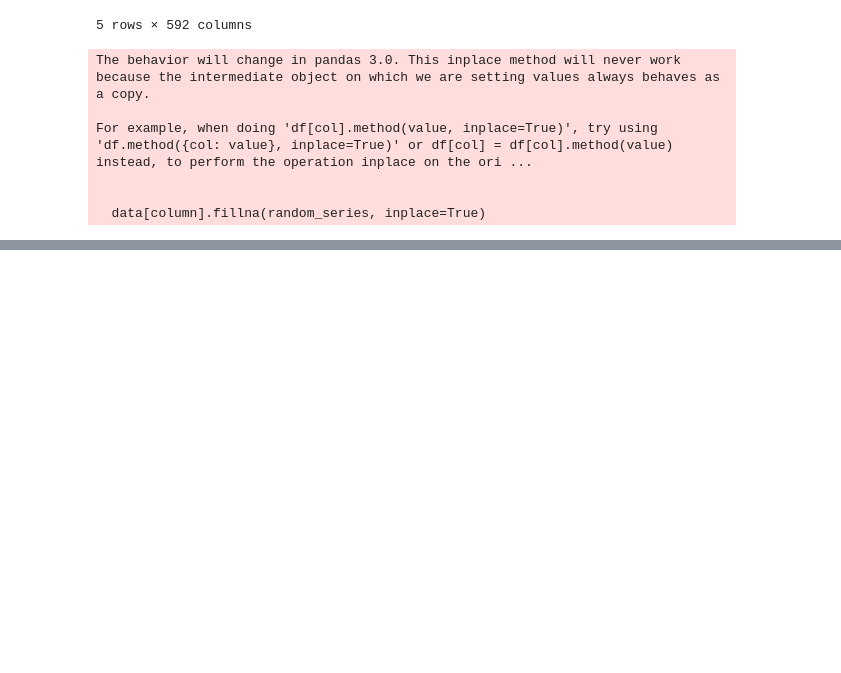
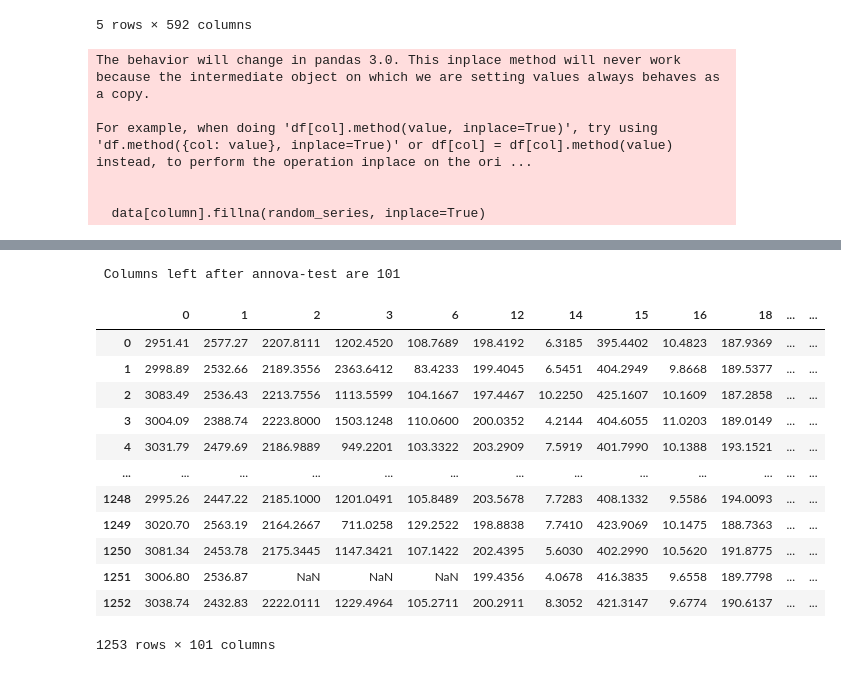
Before and after one commit to datafreak-adi/practice_ignore, a Jupyter notebook: Feature_Selection(Task_54).ipynb, the cells around one changed output, grey strips where cells are left out. Cells and saved outputs as stored; diff of their text form; code cells hidden in the pictures; blank space fills up the shorter version.

```diff
--- a/Feature_Selection(Task_54).ipynb
+++ b/Feature_Selection(Task_54).ipynb
@@ -159,0 +186,11 @@ print( f" Using this duplicated method we manage to delete {data.shape[1] - data
+# %%
+X1 = data_cp.iloc[: , :-1]
+y1 = data_cp.iloc[: , -1]
+
+
+
+# Split data into training and testing sets
+X1_train, X1_test, y1_train, y1_test = train_test_split(X1, y1, test_size=0.2, random_state=42)
+
+print(X1_train.shape)
+print(X1_test.shape)
@@ -159,0 +269,9 @@ print( f" Using this duplicated method we manage to delete {data.shape[1] - data
+# %%
+corr_matrix = data_vt.corr().abs()
+upper_tri = corr_matrix.where(np.triu(np.ones(corr_matrix.shape), k=1).astype(np.bool_))
+to_drop = [column for column in upper_tri.columns if any(upper_tri[column] > 0.8)]
+data_corr = data_vt.drop(to_drop, axis=1)
+
+# Numbers Of Columns after Variance Threshold Method
+
+print("Number of Columns after Correlation- ", data_corr.shape[1])
@@ -159,0 +292,48 @@ print( f" Using this duplicated method we manage to delete {data.shape[1] - data
+# %%
+from scipy.stats import f_oneway
+
+column_pvalues=[]
+
+alpha=0.05
+
+data_corr["Pass/Fail"]= data_cp.iloc[:,-1]
+
+for column in data_corr.columns:
+
+  column_data= data_corr[column].dropna()
+
+  anova_results= f_oneway(column_data, data_cp.iloc[:, -1])
+
+  if anova_results.pvalue< alpha:
+    # fetching name of columns with p_value less than alpha as for value less than alpha we reject null hypothesis which says(No relation btwn X and Y)
+    column_pvalues.append((column, anova_results.pvalue))
+
+
+
+column_pvalues.sort(key=lambda x: x[-1])
+
+#The for column, _ in ... syntax is used for unpacking the tuples. column gets assigned the first element (column name) and _ gets assigned the second element (p-value){means throwaway}
+# if for _, pvalues ; we would throwaway column numner and get pvalues
+
+selected_column= [column for column, _ in column_pvalues[:100]]
+
+data_anova = data_corr[selected_column+ ["Pass/Fail"]]
+
+print(f" Columns left after annova-test are {data_anova.shape[1]}")
+
+data_anova
+# %% [output]
+ Columns left after annova-test are 101
+|  | 0 | 1 | 2 | 3 | 6 | 12 | 14 | 15 | 16 | 18 | ... | ... |
+| 0 | 2951.41 | 2577.27 | 2207.8111 | 1202.4520 | 108.7689 | 198.4192 | 6.3185 | 395.4402 | 10.4823 | 187.9369 | ... | ... |
+| 1 | 2998.89 | 2532.66 | 2189.3556 | 2363.6412 | 83.4233 | 199.4045 | 6.5451 | 404.2949 | 9.8668 | 189.5377 | ... | ... |
+| 2 | 3083.49 | 2536.43 | 2213.7556 | 1113.5599 | 104.1667 | 197.4467 | 10.2250 | 425.1607 | 10.1609 | 187.2858 | ... | ... |
+| 3 | 3004.09 | 2388.74 | 2223.8000 | 1503.1248 | 110.0600 | 200.0352 | 4.2144 | 404.6055 | 11.0203 | 189.0149 | ... | ... |
+| 4 | 3031.79 | 2479.69 | 2186.9889 | 949.2201 | 103.3322 | 203.2909 | 7.5919 | 401.7990 | 10.1388 | 193.1521 | ... | ... |
+| ... | ... | ... | ... | ... | ... | ... | ... | ... | ... | ... | ... | ... |
+| 1248 | 2995.26 | 2447.22 | 2185.1000 | 1201.0491 | 105.8489 | 203.5678 | 7.7283 | 408.1332 | 9.5586 | 194.0093 | ... | ... |
+| 1249 | 3020.70 | 2563.19 | 2164.2667 | 711.0258 | 129.2522 | 198.8838 | 7.7410 | 423.9069 | 10.1475 | 188.7363 | ... | ... |
+| 1250 | 3081.34 | 2453.78 | 2175.3445 | 1147.3421 | 107.1422 | 202.4395 | 5.6030 | 402.2990 | 10.5620 | 191.8775 | ... | ... |
+| 1251 | 3006.80 | 2536.87 | NaN | NaN | NaN | 199.4356 | 4.0678 | 416.3835 | 9.6558 | 189.7798 | ... | ... |
+| 1252 | 3038.74 | 2432.83 | 2222.0111 | 1229.4964 | 105.2711 | 200.2911 | 8.3052 | 421.3147 | 9.6774 | 190.6137 | ... | ... |
+1253 rows × 101 columns
```
Also changed, not shown: parts of 17 cells of this notebook.
